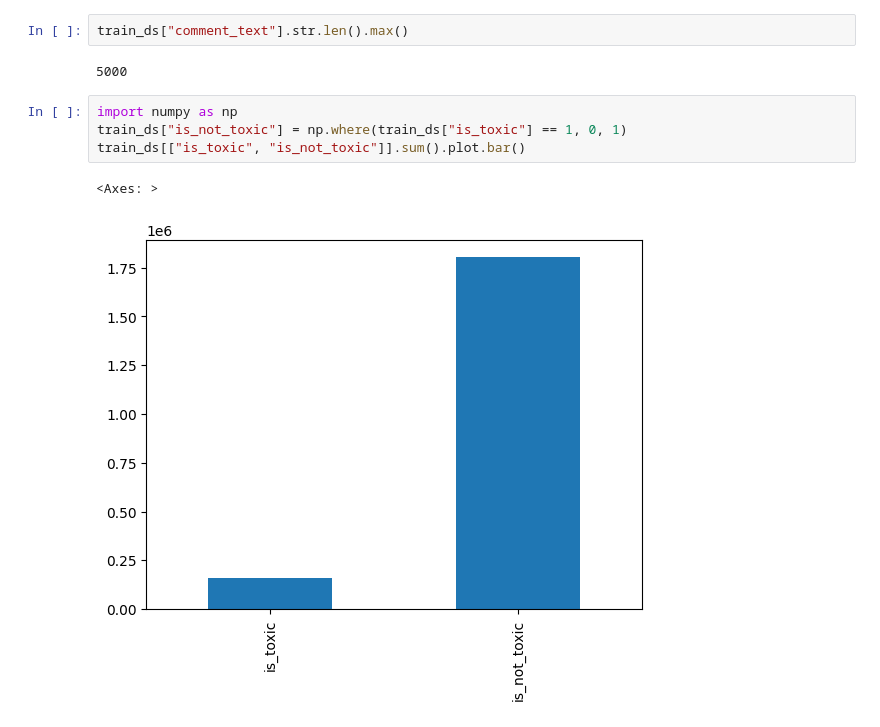
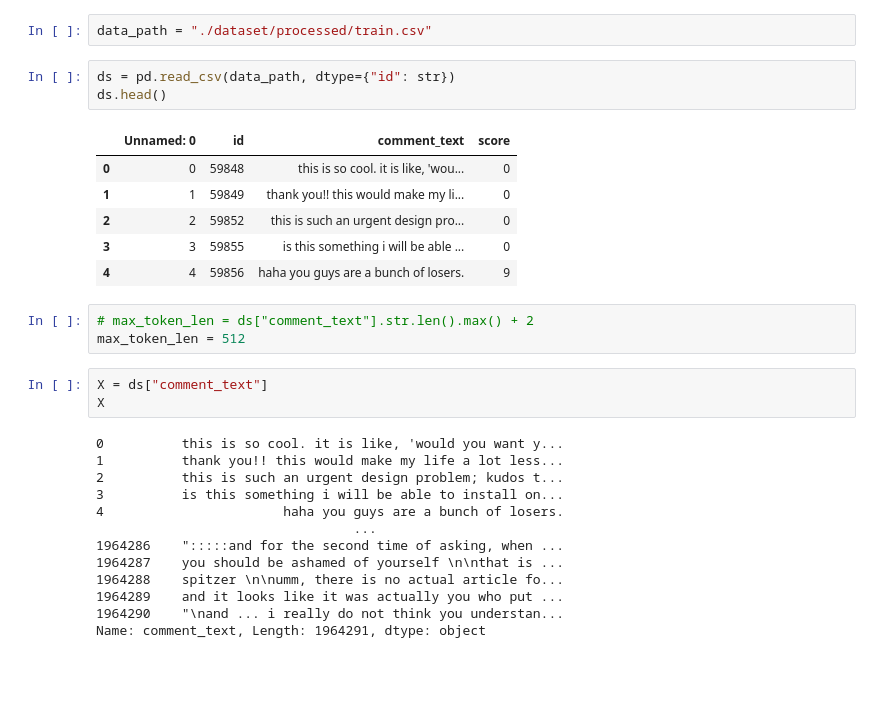
Before and after one commit to eavlongs/discord-toxicity-detection-bot, a Jupyter notebook: model/main.ipynb, the cells around one changed output. Saved outputs shown, nothing was run; the diff lists cells and outputs as text; blank space fills up the shorter version.

```diff
--- a/model/main.ipynb
+++ b/model/main.ipynb
@@ -16,11 +24,31 @@ target_col = ["is_toxic"]
+# %%
+data_path = "./dataset/processed/train.csv"
+# %%
+ds = pd.read_csv(data_path, dtype={"id": str})
+ds.head()
+# %% [output]
+|  | Unnamed: 0 | id | comment_text | score |
+| 0 | 0 | 59848 | this is so cool. it is like, 'wou... | 0 |
+| 1 | 1 | 59849 | thank you!! this would make my li... | 0 |
+| 2 | 2 | 59852 | this is such an urgent design pro... | 0 |
+| 3 | 3 | 59855 | is this something i will be able ... | 0 |
+| 4 | 4 | 59856 | haha you guys are a bunch of losers. | 9 |
 # %%
-train_ds["comment_text"].str.len().max()
+# max_token_len = ds["comment_text"].str.len().max() + 2
+max_token_len = 512
-# %% [output]
-5000
-# %%
-import numpy as np
-train_ds["is_not_toxic"] = np.where(train_ds["is_toxic"] == 1, 0, 1)
-train_ds[["is_toxic", "is_not_toxic"]].sum().plot.bar()
-# %% [output]
-<Axes: >
-[figure, removed]
+# %%
+X = ds["comment_text"]
+X
+# %% [output]
+0          this is so cool. it is like, 'would you want y...
+1          thank you!! this would make my life a lot less...
+2          this is such an urgent design problem; kudos t...
+3          is this something i will be able to install on...
+4                       haha you guys are a bunch of losers.
+                                 ...
+1964286    ":::::and for the second time of asking, when ...
+1964287    you should be ashamed of yourself \n\nthat is ...
+1964288    spitzer \n\numm, there is no actual article fo...
+1964289    and it looks like it was actually you who put ...
+1964290    "\nand ... i really do not think you understan...
+Name: comment_text, Length: 1964291, dtype: object
```
Also changed, not shown: parts of 21 cells of this notebook, 3 other files.
